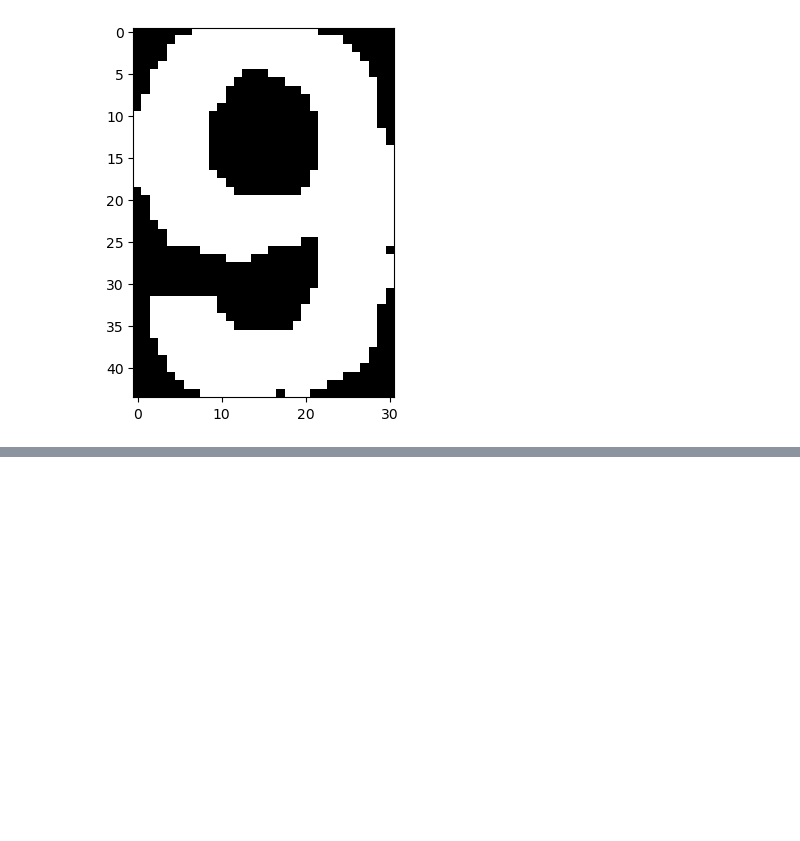
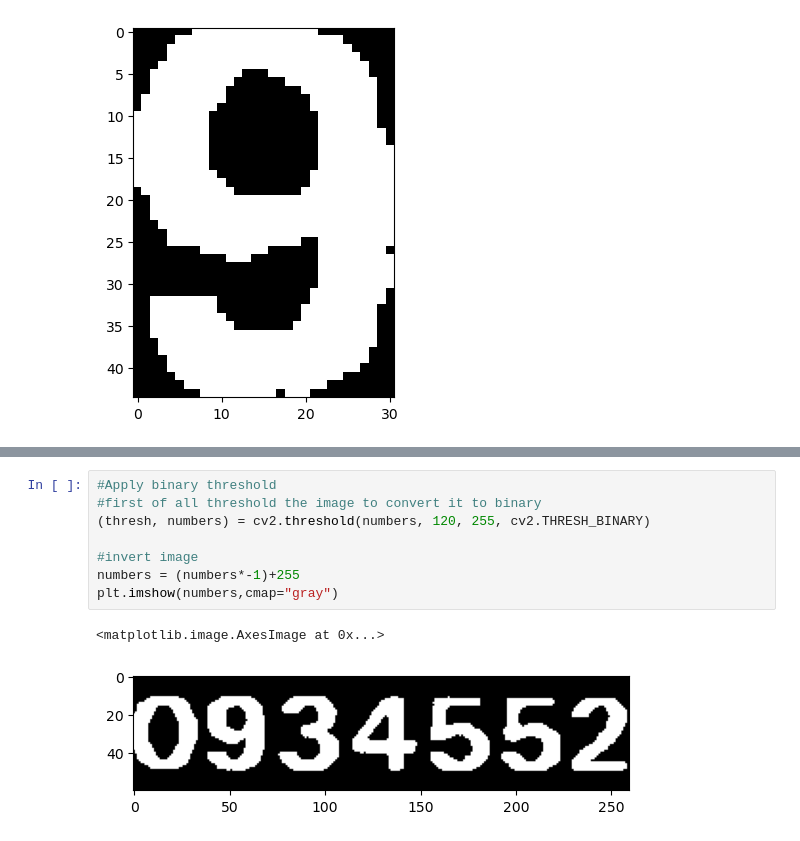
Before and after one commit to juliagartor/Project-Computer-Vision, a Jupyter notebook: ref_num_problem/ref_num_pepe.ipynb, the cells around one changed output, grey strips where cells are left out. Cells and saved outputs as stored; diff of their text form; blank space fills up the shorter version.

```diff
--- a/ref_num_problem/ref_num_pepe.ipynb
+++ b/ref_num_problem/ref_num_pepe.ipynb
@@ -253,0 +280,11 @@ Template max:
+# %%
+#Apply binary threshold
+#first of all threshold the image to convert it to binary
+(thresh, numbers) = cv2.threshold(numbers, 120, 255, cv2.THRESH_BINARY)
+
+#invert image
+numbers = (numbers*-1)+255
+plt.imshow(numbers,cmap="gray")
+# %% [output]
+<matplotlib.image.AxesImage at 0x...>
+[figure, added]
```
Also changed, not shown: parts of 7 cells of this notebook, 5 other files.
